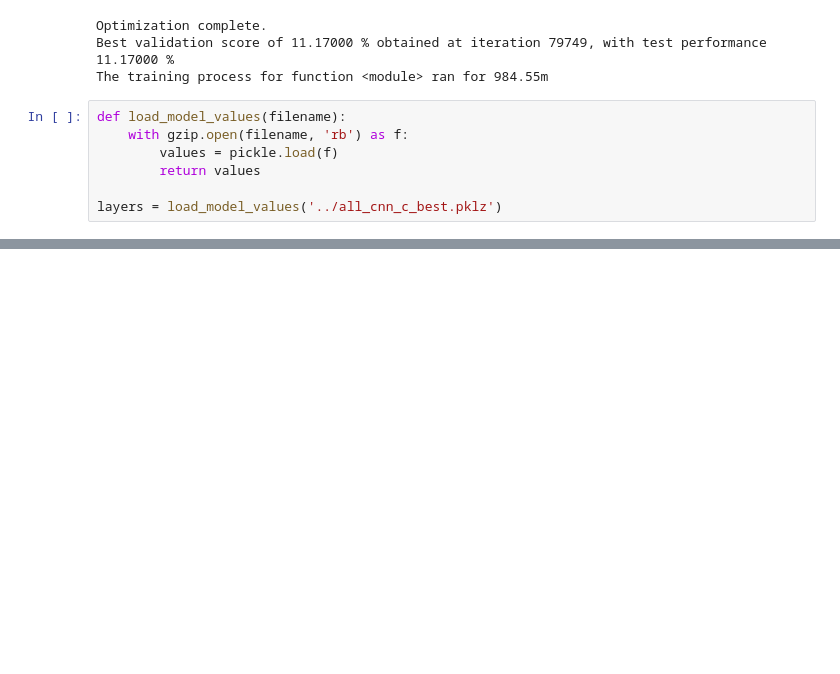
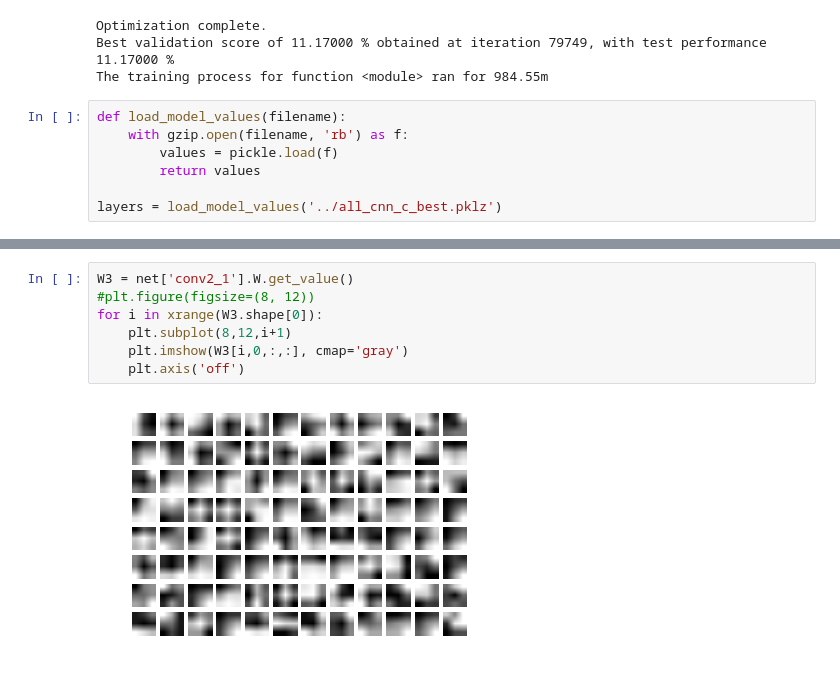
Before and after one commit to asnadyvt/all_conv_net, a Jupyter notebook: src/all_cnn.ipynb, the cells around one changed output, grey strips where cells are left out. Drawn from its saved outputs; the diff is of its cells as text; blank space fills up the shorter version.

```diff
--- a/src/all_cnn.ipynb
+++ b/src/all_cnn.ipynb
@@ -102,0 +125,9 @@ layers = load_model_values('../all_cnn_c_best.pklz')
+# %%
+W3 = net['conv2_1'].W.get_value()
+#plt.figure(figsize=(8, 12))
+for i in xrange(W3.shape[0]):
+    plt.subplot(8,12,i+1)
+    plt.imshow(W3[i,0,:,:], cmap='gray')
+    plt.axis('off')
+# %% [output]
+[figure, added]
```
Also changed, not shown: parts of 6 cells of this notebook, 2 other files.
